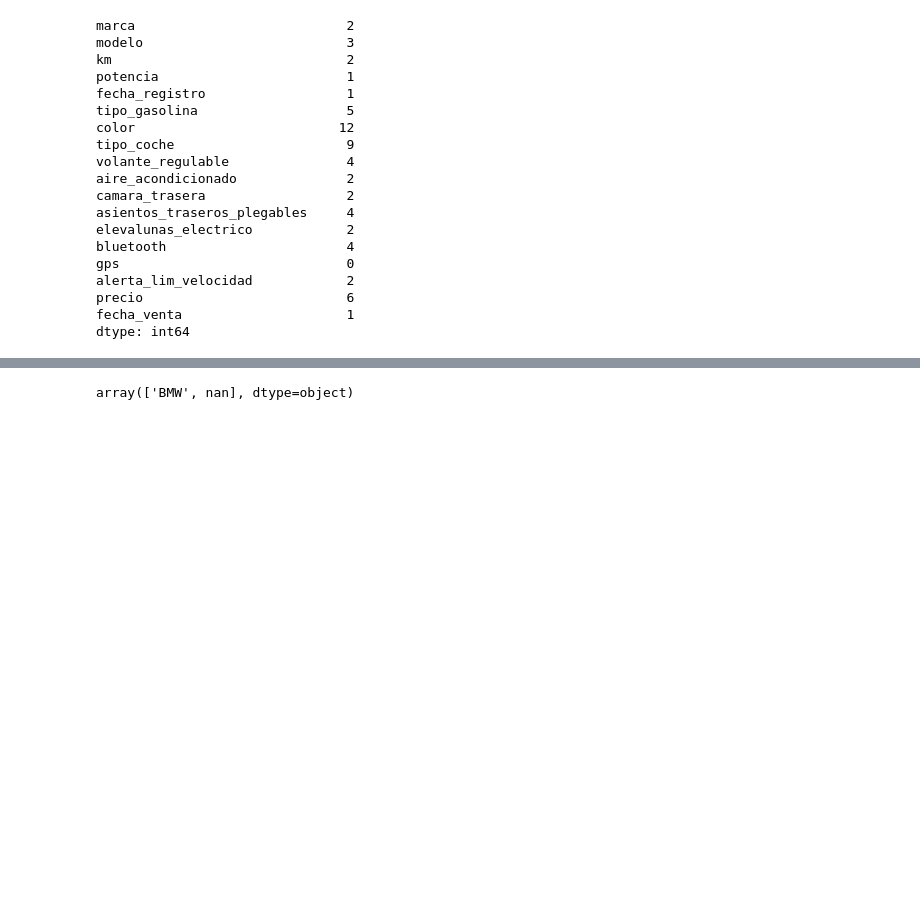
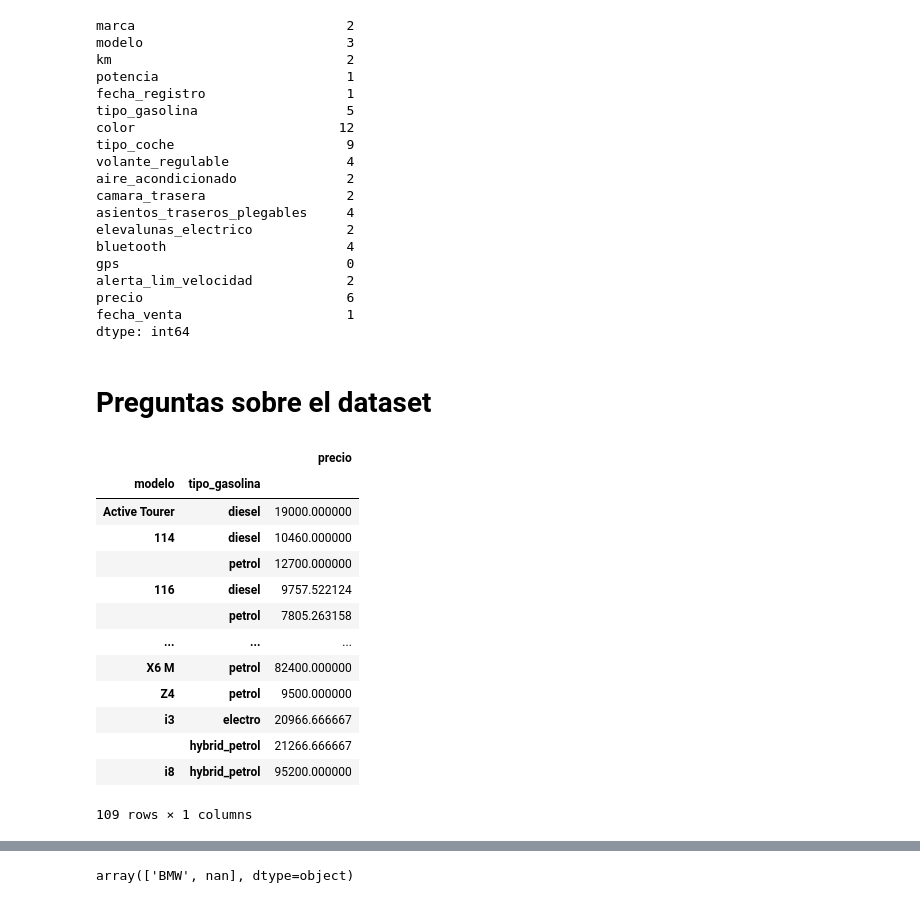
Before and after one commit to Rodrixx05/bmw-pricing, a Jupyter notebook: bmw_pricing_project.ipynb, the cells around one changed output, grey strips where cells are left out. Cells and saved outputs as stored; diff of their text form; code cells hidden in the pictures; blank space fills up the shorter version.

Commit message:
Se responden a las preguntas iniciales del proyecto (EDA básico)

```diff
--- a/bmw_pricing_project.ipynb
+++ b/bmw_pricing_project.ipynb
@@ -64,3 +65,23 @@ alerta_lim_velocidad            2
 precio                          6
 fecha_venta                     1
 dtype: int64
+# %% [markdown]
+# Preguntas sobre el dataset
+# %%
+# Listado de vehículos agrupados por modelo y tipo de gasolina
+original_df.groupby(['modelo', 'tipo_gasolina'])[['precio']].mean()
+# %% [output]
+|  |  | precio |
+| modelo | tipo_gasolina |  |
+| Active Tourer | diesel | 19000.000000 |
+| 114 | diesel | 10460.000000 |
+|  | petrol | 12700.000000 |
+| 116 | diesel | 9757.522124 |
+|  | petrol | 7805.263158 |
+| ... | ... | ... |
+| X6 M | petrol | 82400.000000 |
+| Z4 | petrol | 9500.000000 |
+| i3 | electro | 20966.666667 |
+|  | hybrid_petrol | 21266.666667 |
+| i8 | hybrid_petrol | 95200.000000 |
+109 rows × 1 columns
```
Also changed, not shown: parts of 15 cells of this notebook.
